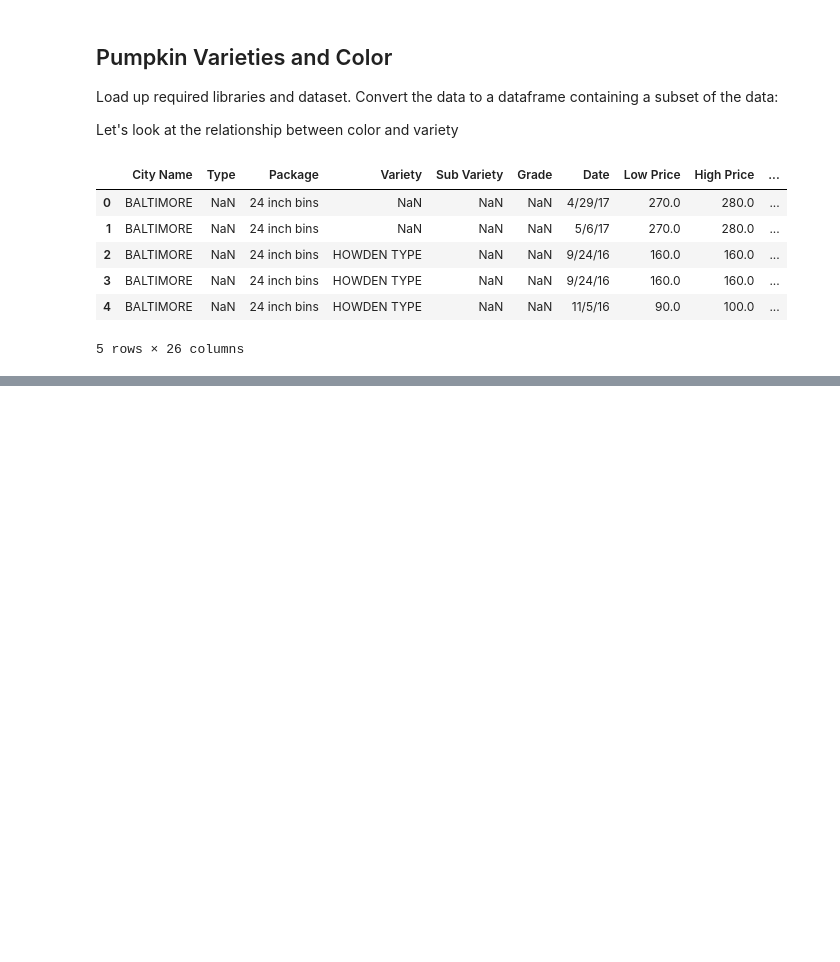
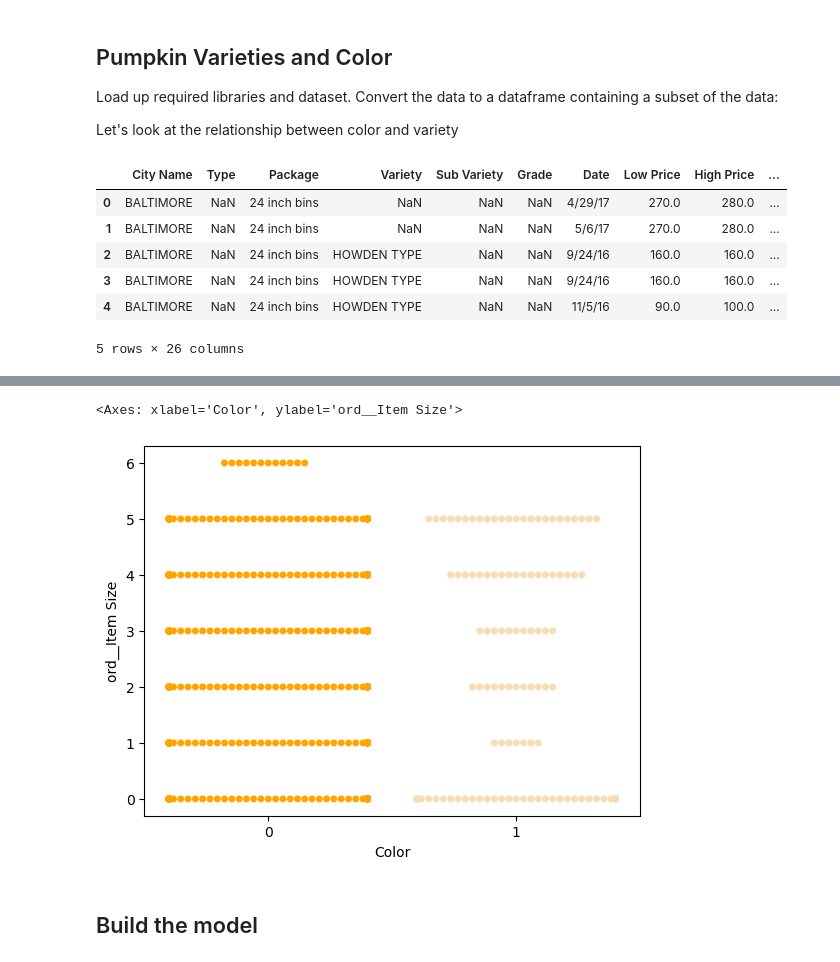
Before and after one commit to oaseth/ML-For-Beginners, a Jupyter notebook: 2-Regression/4-Logistic/notebook.ipynb, the cells around one changed output, grey strips where cells are left out. Cells and saved outputs as stored; diff of their text form; code cells hidden in the pictures; blank space fills up the shorter version.

```diff
--- a/2-Regression/4-Logistic/notebook.ipynb
+++ b/2-Regression/4-Logistic/notebook.ipynb
@@ -21,0 +119,12 @@ full_pumpkins.head()
+# %%
+# Using a swarm plot
+palette = {
+'0': 'orange',
+'1': 'wheat'
+}
+sns.swarmplot(x="Color", y="ord__Item Size", data=encoded_pumpkins, palette=palette)
+# %% [output]
+<Axes: xlabel='Color', ylabel='ord__Item Size'>
+[figure, added]
+# %% [markdown]
+## Build the model
```
Also changed, not shown: parts of 17 cells of this notebook, 1 other file.
